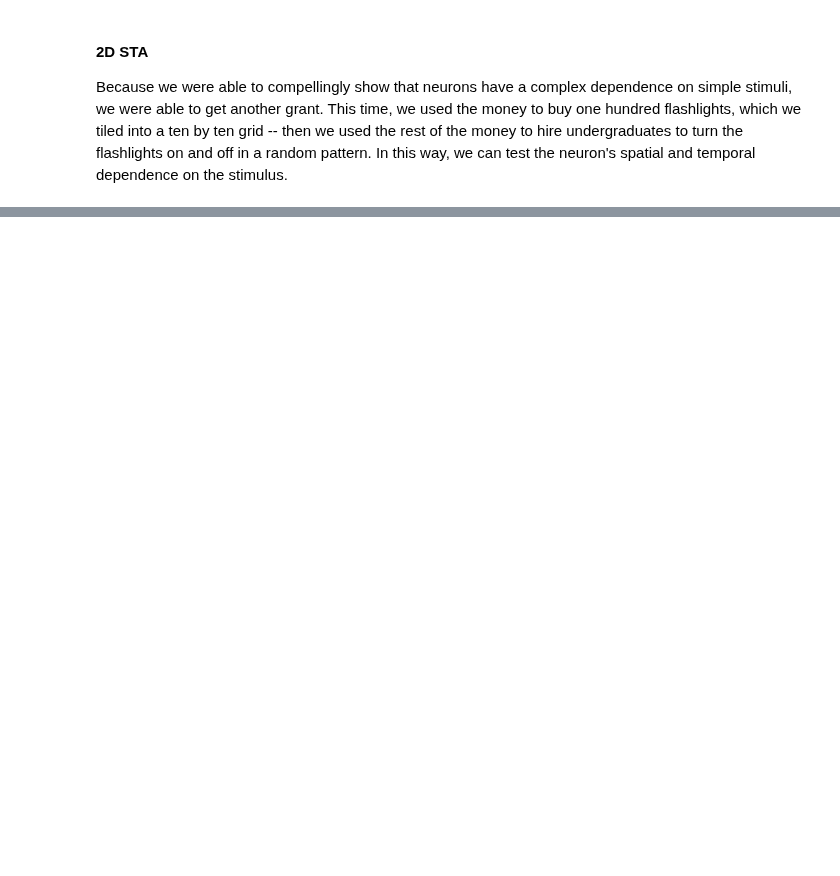
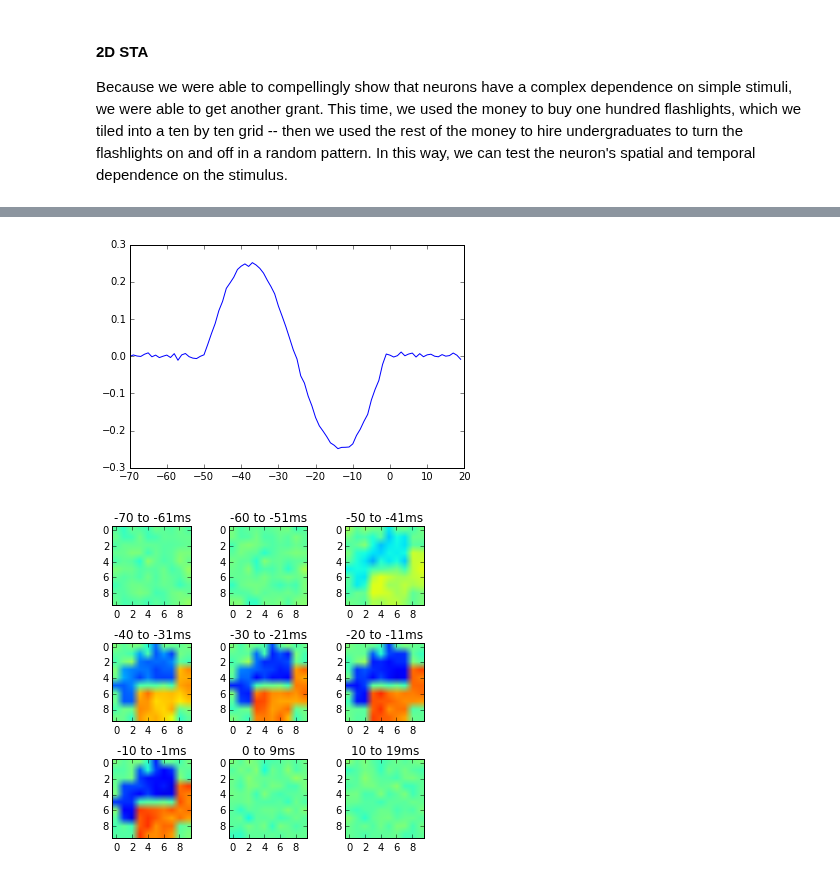
Before and after one commit to kylerbrown/python-for-neuroscience, a Jupyter notebook: Python Workshop - STAs.ipynb, the cells around one changed output, grey strips where cells are left out. Cells and saved outputs as stored; diff of their text form; code cells hidden in the pictures; blank space fills up the shorter version.

```diff
--- a/Python Workshop - STAs.ipynb
+++ b/Python Workshop - STAs.ipynb
@@ -137,0 +196,25 @@ plot_2d_sta(sta_2d, stapre_2d, stapost_2d, n_ts=9.)
+# %%
+import numpy.lib.stride_tricks as npst # show from ... import ... form
+
+def get_nd_sta_vectorized(spks, stim, prespk=70, postspk=10):
+    nan_buff_pre = np.empty((prespk,)+stim.shape[1:])
+    nan_buff_pre[:] = np.nan
+    nan_buff_post = np.empty((postspk+1,)+stim.shape[1:])
+    nan_buff_post[:] = np.nan
+    buff_stim = np.concatenate((nan_buff_pre, stim, nan_buff_post), axis=0)
+    stri_shape = (stim.shape[0], prespk+postspk)+stim.shape[1:]
+    elsize = stim.itemsize
+    dimlist = [0] + range(len(stim.shape))
+    stride_size = [elsize*np.prod((stim.shape+(1,))[i+1:]) for i in dimlist]
+    strided_stim = npst.as_strided(buff_stim, shape=stri_shape, strides=stride_size)
+    sta = np.nanmean(strided_stim[spks], axis=0)
+    return sta
+
+sta_2d_v = get_nd_sta_vectorized(spks_2d, stim_2d, prespk=stapre_2d, postspk=stapost_2d)
+sta_1d_v = get_nd_sta_vectorized(spks, stim, prespk=stapre, postspk=stapost)
+# %%
+plot_sta(sta_1d_v, stapre, stapost)
+plot_2d_sta(sta_2d_v, stapre_2d, stapost_2d)
+# %% [output]
+[figure, added]
+[figure, added]
```
Also changed, not shown: parts of 11 cells of this notebook.
